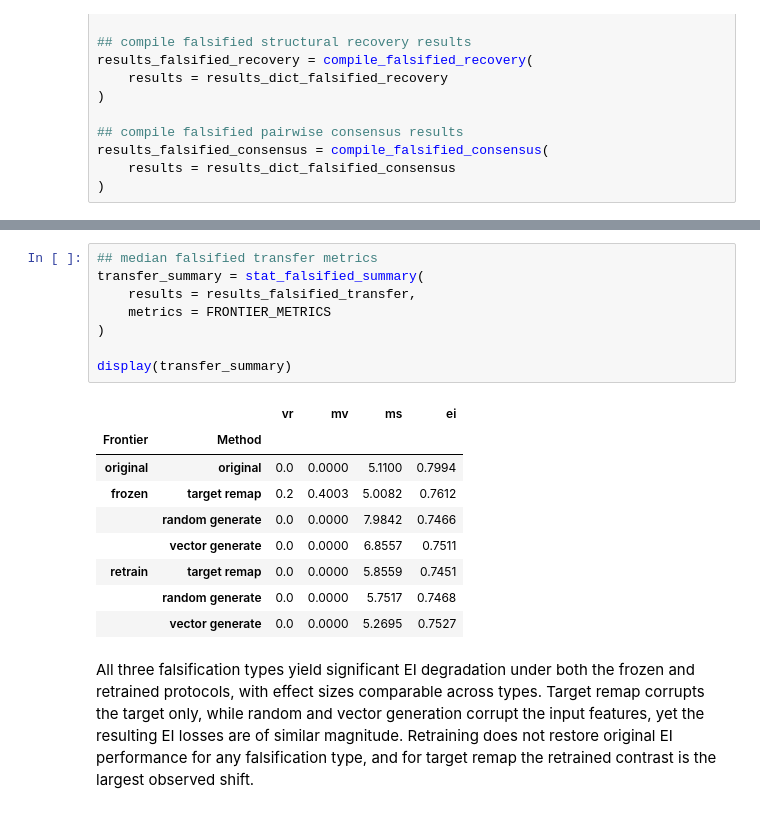
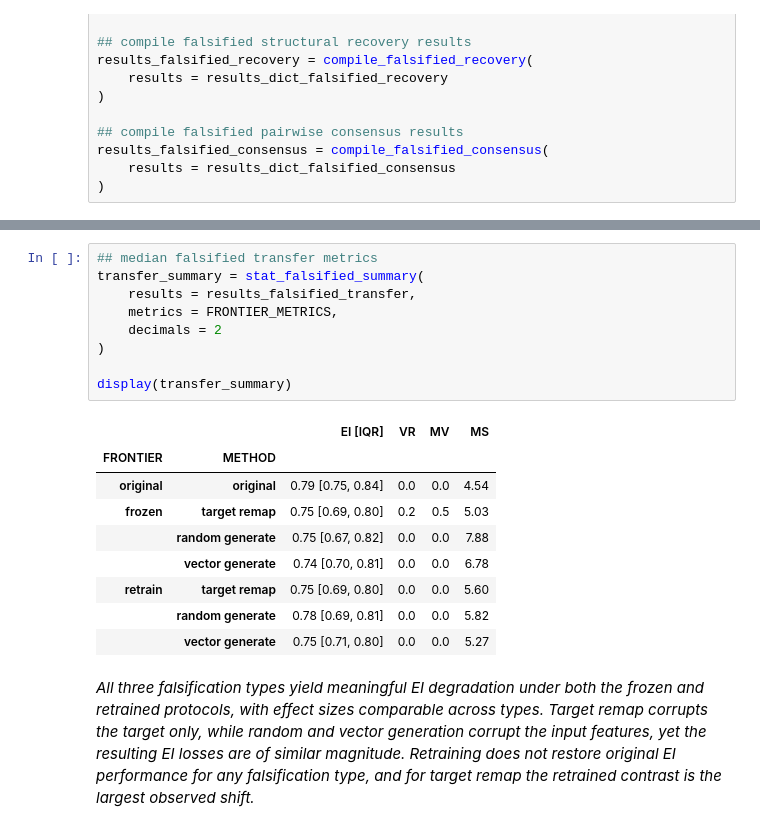
Before and after one commit to nickkunz/graph-capacity, a Jupyter notebook: notebooks/falsify.ipynb, the cells around one changed output, grey strips where cells are left out. Drawn from its saved outputs; the diff is of its cells as text.

```diff
--- a/notebooks/falsify.ipynb
+++ b/notebooks/falsify.ipynb
@@ -177,20 +183,21 @@ Significance codes reflect Holm-adj. p
 # %%
 ## median falsified transfer metrics
 transfer_summary = stat_falsified_summary(
     results = results_falsified_transfer,
-    metrics = FRONTIER_METRICS
+    metrics = FRONTIER_METRICS,
+    decimals = 2
 )
 
 display(transfer_summary)
 # %% [output]
-|  |  | vr | mv | ms | ei |
-| Frontier | Method |  |  |  |  |
-| original | original | 0.0 | 0.0000 | 5.1100 | 0.7994 |
-| frozen | target remap | 0.2 | 0.4003 | 5.0082 | 0.7612 |
-|  | random generate | 0.0 | 0.0000 | 7.9842 | 0.7466 |
-|  | vector generate | 0.0 | 0.0000 | 6.8557 | 0.7511 |
-| retrain | target remap | 0.0 | 0.0000 | 5.8559 | 0.7451 |
-|  | random generate | 0.0 | 0.0000 | 5.7517 | 0.7468 |
-|  | vector generate | 0.0 | 0.0000 | 5.2695 | 0.7527 |
+|  |  | EI [IQR] | VR | MV | MS |
+| FRONTIER | METHOD |  |  |  |  |
+| original | original | 0.79 [0.75, 0.84] | 0.0 | 0.0 | 4.54 |
+| frozen | target remap | 0.75 [0.69, 0.80] | 0.2 | 0.5 | 5.03 |
+|  | random generate | 0.75 [0.67, 0.82] | 0.0 | 0.0 | 7.88 |
+|  | vector generate | 0.74 [0.70, 0.81] | 0.0 | 0.0 | 6.78 |
+| retrain | target remap | 0.75 [0.69, 0.80] | 0.0 | 0.0 | 5.60 |
+|  | random generate | 0.78 [0.69, 0.81] | 0.0 | 0.0 | 5.82 |
+|  | vector generate | 0.75 [0.71, 0.80] | 0.0 | 0.0 | 5.27 |
 # %% [markdown]
-All three falsification types yield significant EI degradation under both the frozen and retrained protocols, with effect sizes comparable across types. Target remap corrupts the target only, while random and vector generation corrupt the input features, yet the resulting EI losses are of similar magnitude. Retraining does not restore original EI performance for any falsification type, and for target remap the retrained contrast is the largest observed shift.
+_All three falsification types yield meaningful EI degradation under both the frozen and retrained protocols, with effect sizes comparable across types. Target remap corrupts the target only, while random and vector generation corrupt the input features, yet the resulting EI losses are of similar magnitude. Retraining does not restore original EI performance for any falsification type, and for target remap the retrained contrast is the largest observed shift._
```
Also changed, not shown: parts of 13 cells of this notebook, 3 other files.
